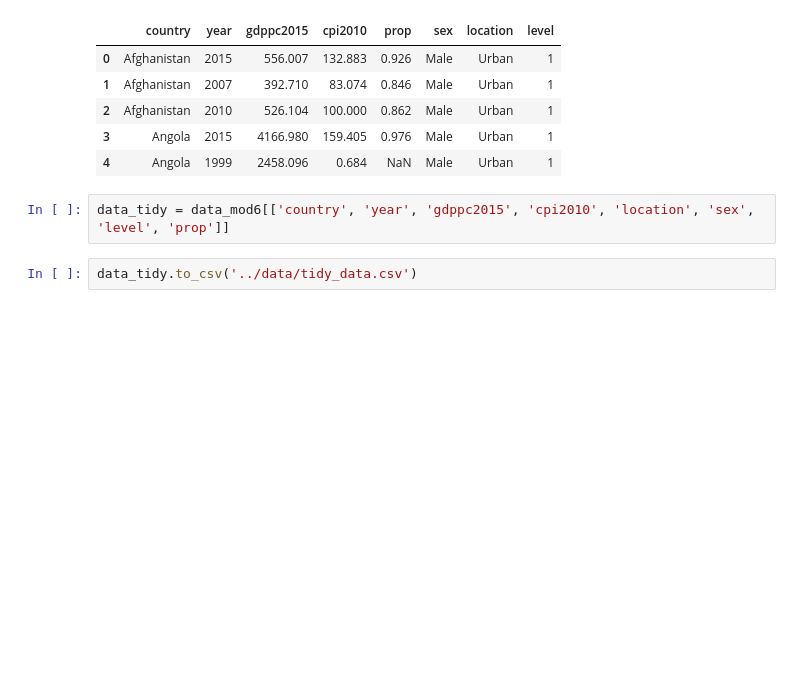
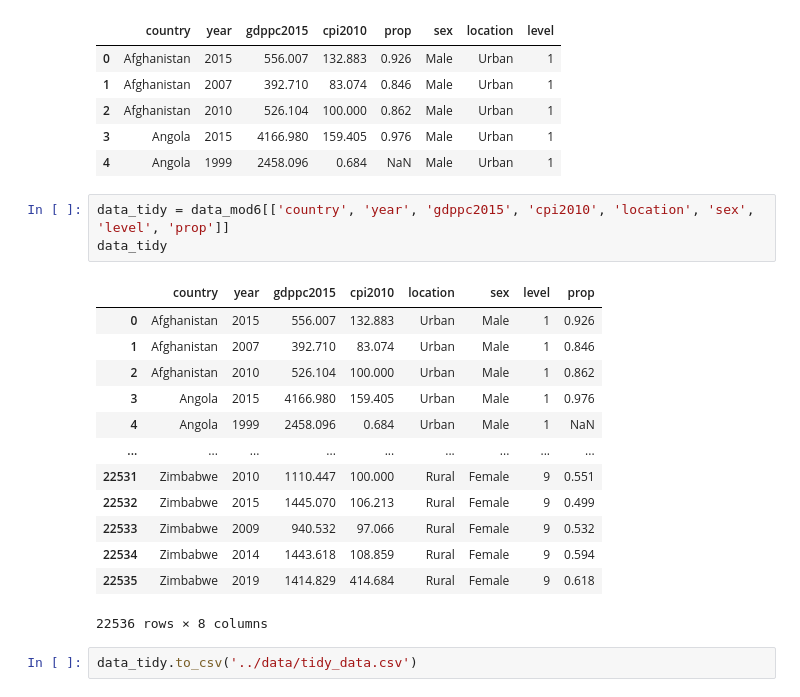
Before and after one commit to TheYibster/-Pstat100-Data-Science, a Jupyter notebook: CP1/data_tidy.ipynb, the cells around one changed output. Drawn from its saved outputs; the diff is of its cells as text; blank space fills up the shorter version.

```diff
--- a/CP1/data_tidy.ipynb
+++ b/CP1/data_tidy.ipynb
@@ -92,5 +92,20 @@ data_mod6.head()
 | 4 | Angola | 1999 | 2458.096 | 0.684 | NaN | Male | Urban | 1 |
 # %%
 data_tidy = data_mod6[['country', 'year', 'gdppc2015', 'cpi2010', 'location', 'sex', 'level', 'prop']]
+data_tidy
+# %% [output]
+|  | country | year | gdppc2015 | cpi2010 | location | sex | level | prop |
+| 0 | Afghanistan | 2015 | 556.007 | 132.883 | Urban | Male | 1 | 0.926 |
+| 1 | Afghanistan | 2007 | 392.710 | 83.074 | Urban | Male | 1 | 0.846 |
+| 2 | Afghanistan | 2010 | 526.104 | 100.000 | Urban | Male | 1 | 0.862 |
+| 3 | Angola | 2015 | 4166.980 | 159.405 | Urban | Male | 1 | 0.976 |
+| 4 | Angola | 1999 | 2458.096 | 0.684 | Urban | Male | 1 | NaN |
+| ... | ... | ... | ... | ... | ... | ... | ... | ... |
+| 22531 | Zimbabwe | 2010 | 1110.447 | 100.000 | Rural | Female | 9 | 0.551 |
+| 22532 | Zimbabwe | 2015 | 1445.070 | 106.213 | Rural | Female | 9 | 0.499 |
+| 22533 | Zimbabwe | 2009 | 940.532 | 97.066 | Rural | Female | 9 | 0.532 |
+| 22534 | Zimbabwe | 2014 | 1443.618 | 108.859 | Rural | Female | 9 | 0.594 |
+| 22535 | Zimbabwe | 2019 | 1414.829 | 414.684 | Rural | Female | 9 | 0.618 |
+22536 rows × 8 columns
 # %%
 data_tidy.to_csv('../data/tidy_data.csv')
```
Also changed, not shown: 2 other files.
